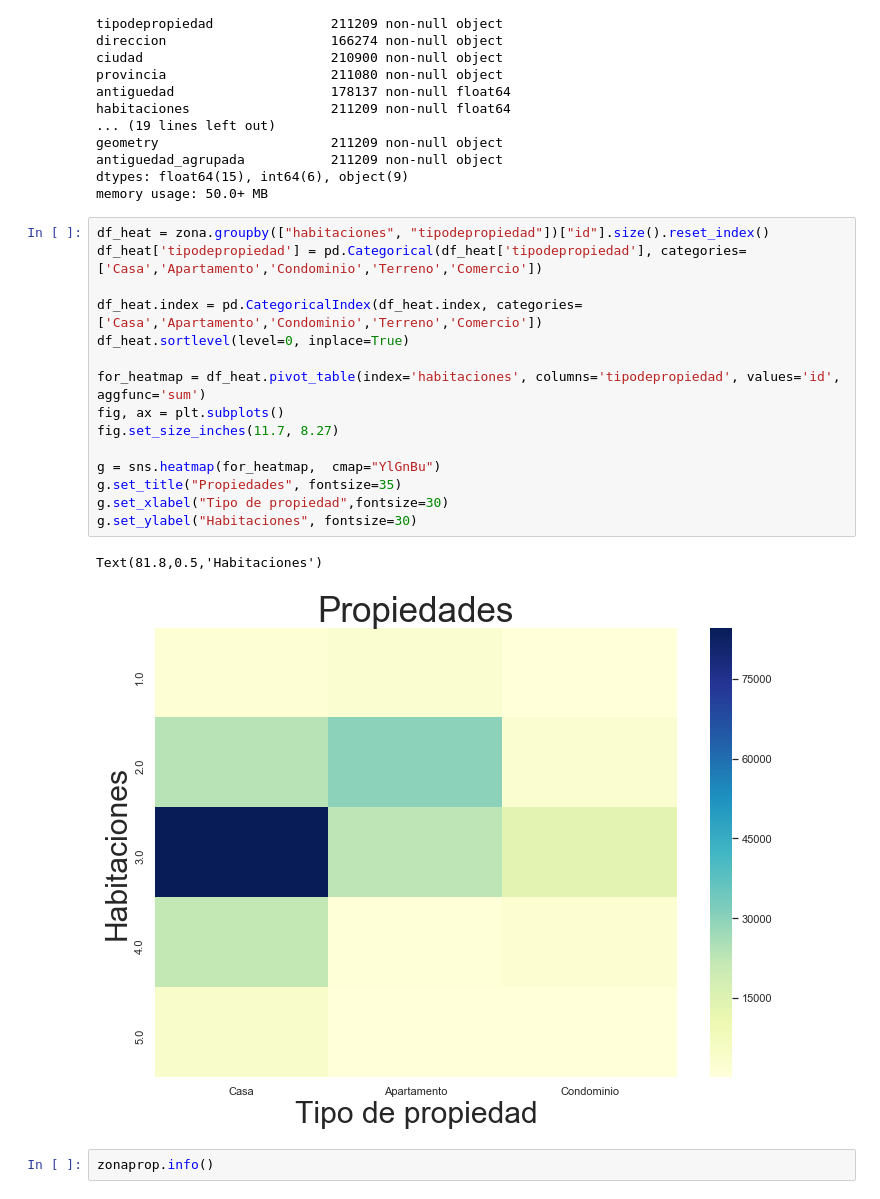
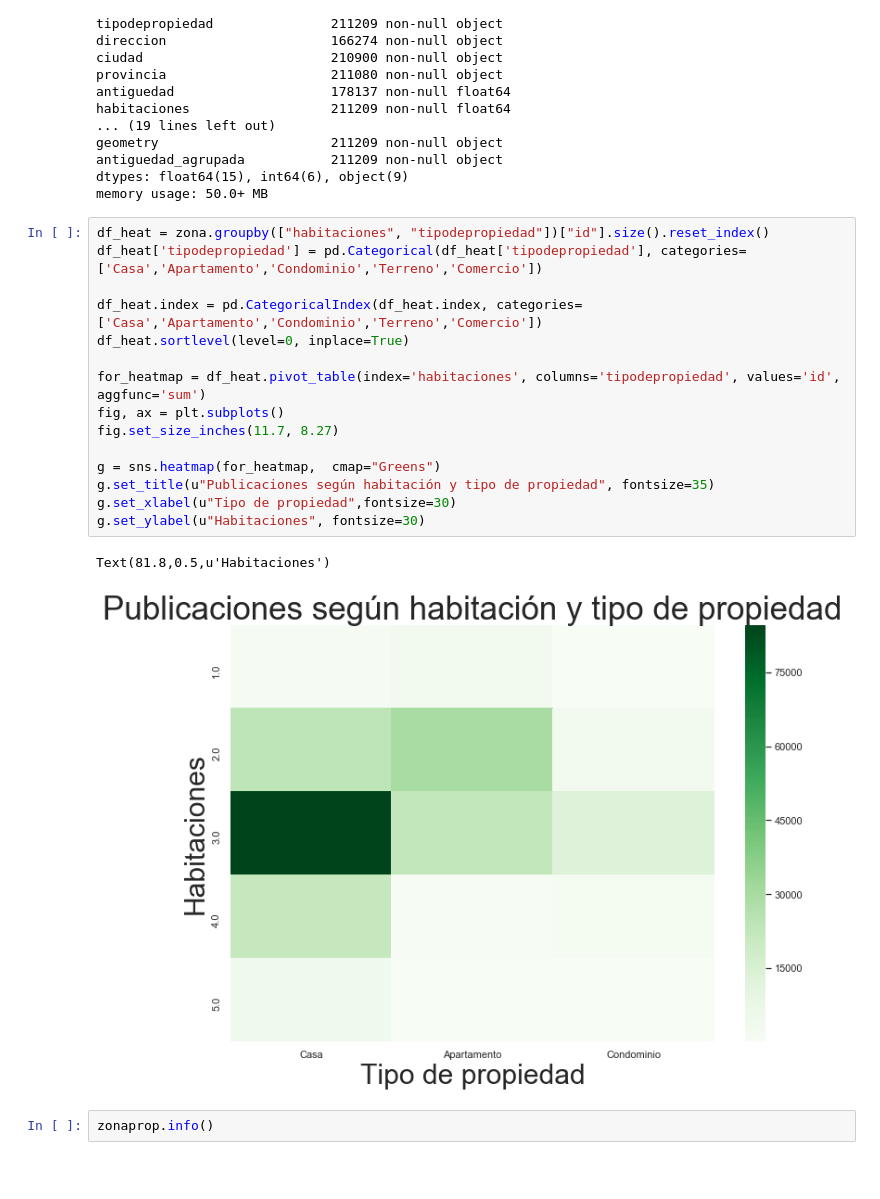
Before and after one commit to patopizzini/Organizacion_Datos_2C2019, a Jupyter notebook: TP1/TP1 Andres.ipynb, the cells around one changed output. Cells and saved outputs as stored; diff of their text form; blank space fills up the shorter version.

```diff
--- a/TP1/TP1 Andres.ipynb
+++ b/TP1/TP1 Andres.ipynb
@@ -686,21 +690,21 @@ memory usage: 50.0+ MB
 # %%
 df_heat = zona.groupby(["habitaciones", "tipodepropiedad"])["id"].size().reset_index()
 df_heat['tipodepropiedad'] = pd.Categorical(df_heat['tipodepropiedad'], categories=['Casa','Apartamento','Condominio','Terreno','Comercio'])
 
 df_heat.index = pd.CategoricalIndex(df_heat.index, categories= ['Casa','Apartamento','Condominio','Terreno','Comercio'])
 df_heat.sortlevel(level=0, inplace=True)
 
 for_heatmap = df_heat.pivot_table(index='habitaciones', columns='tipodepropiedad', values='id', aggfunc='sum')
 fig, ax = plt.subplots()
 fig.set_size_inches(11.7, 8.27)
 
-g = sns.heatmap(for_heatmap,  cmap="YlGnBu")
-g.set_title("Propiedades", fontsize=35)
-g.set_xlabel("Tipo de propiedad",fontsize=30)
-g.set_ylabel("Habitaciones", fontsize=30)
+g = sns.heatmap(for_heatmap,  cmap="Greens")
+g.set_title(u"Publicaciones según habitación y tipo de propiedad", fontsize=35)
+g.set_xlabel(u"Tipo de propiedad",fontsize=30)
+g.set_ylabel(u"Habitaciones", fontsize=30)
 # %% [output]
-Text(81.8,0.5,'Habitaciones')
+Text(81.8,0.5,u'Habitaciones')
-[figure, old version]
+[figure, new version]
 # %%
 zonaprop.info()
 # %% [output]
```
Also changed, not shown: parts of 11 cells of this notebook.
